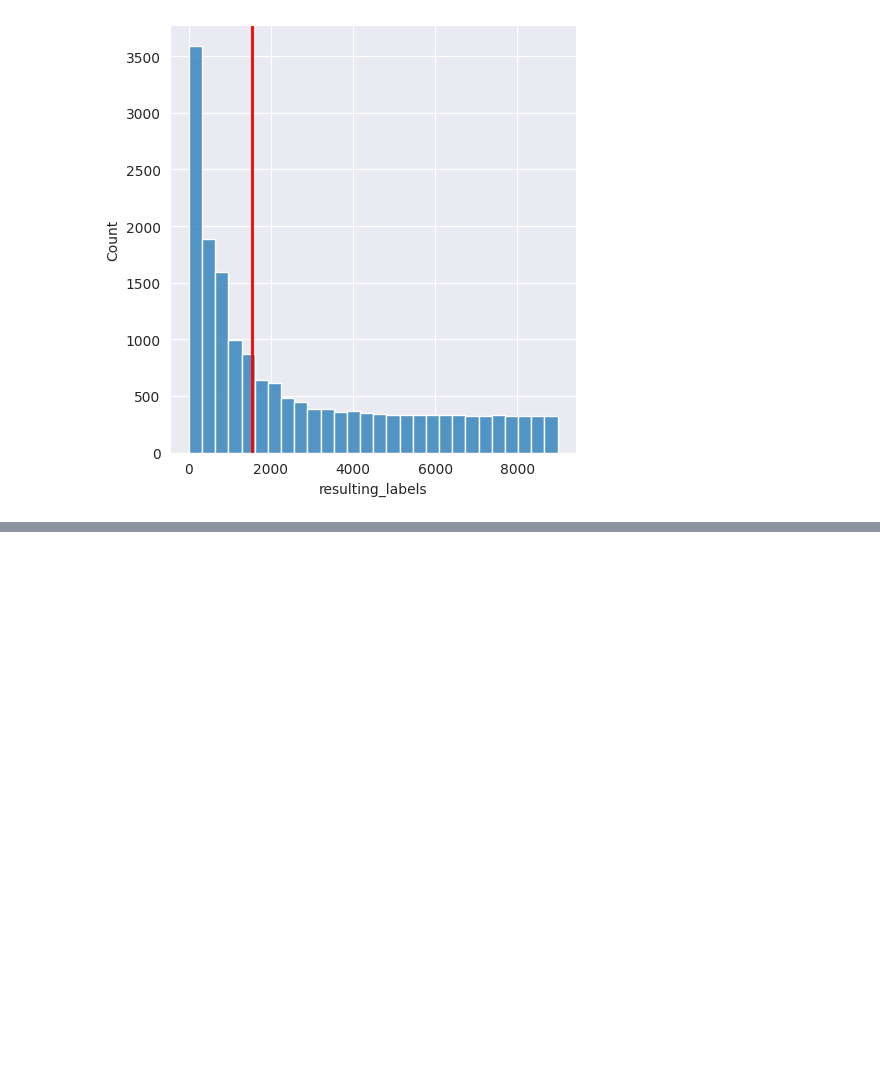
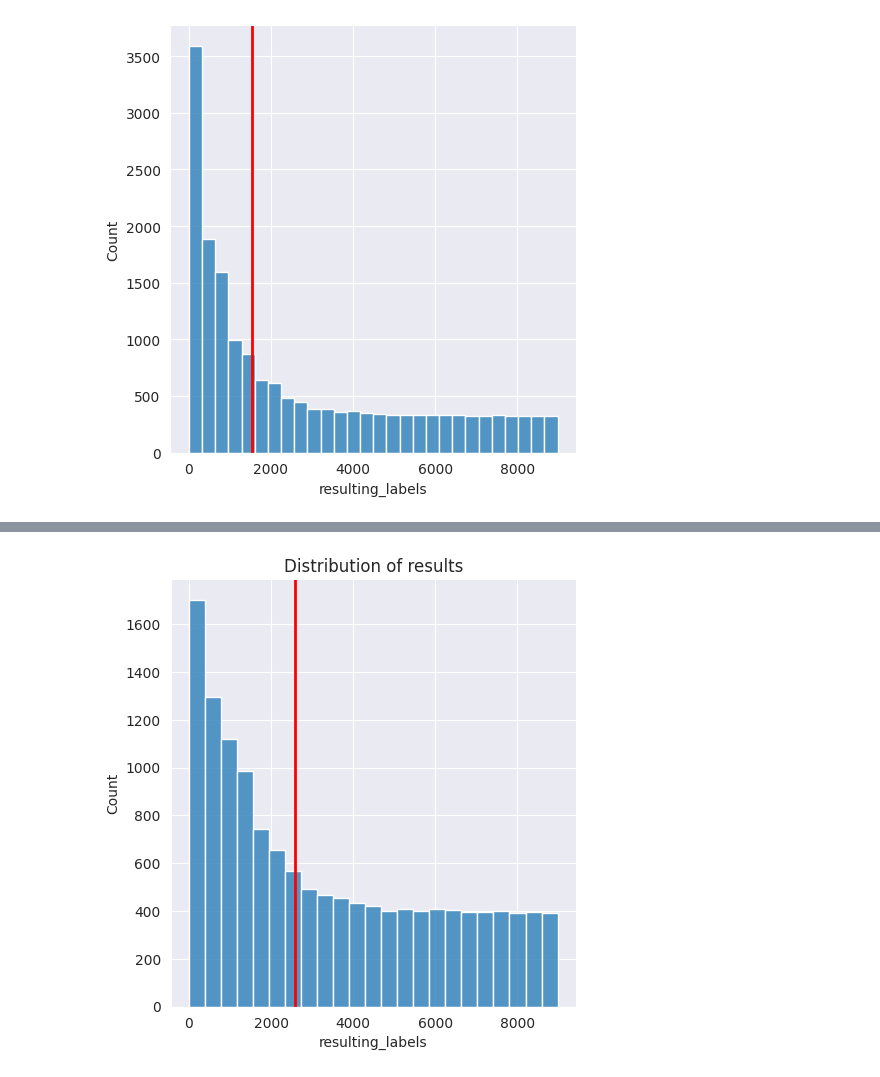
Before and after one commit to Dpbm/qcop, a Jupyter notebook: notebooks/fix-measurements.ipynb, the cells around one changed output, grey strips where cells are left out. Drawn from its saved outputs; the diff is of its cells as text; code cells hidden in the pictures; blank space fills up the shorter version.

```diff
--- a/notebooks/fix-measurements.ipynb
+++ b/notebooks/fix-measurements.ipynb
@@ -46,7 +48,7 @@ df.head()
 # %%
 def plot_dist(df:pd.DataFrame) -> None:
     sns.displot(data=df, x="resulting_labels")
-    plt.axhline(y=df.resulting_labels.median(), linewidth=2, color="red")
+    plt.axvline(x=df.resulting_labels.median(), linewidth=2, color="red")
     plt.title("Distribution of results")
     plt.show()
 # %%
@@ -311,0 +428,7 @@ to_save.to_csv(FILE, index=False)
+# %%
+final_df = df[df["count_labels"] <= 14]
+
+for label in tqdm(count_more_14.resulting_labels):
+    amount = np.random.randint(2,14)
+    for_label_sample = df[df["resulting_labels"] == label].sample(n=amount, random_state=42)
+    final_df = pd.concat([final_df, for_label_sample])
@@ -311,0 +450,4 @@ to_save.to_csv(FILE, index=False)
+# %%
+plot_dist(final_df)
+# %% [output]
+[figure, added]
```
Also changed, not shown: parts of 13 cells of this notebook.
